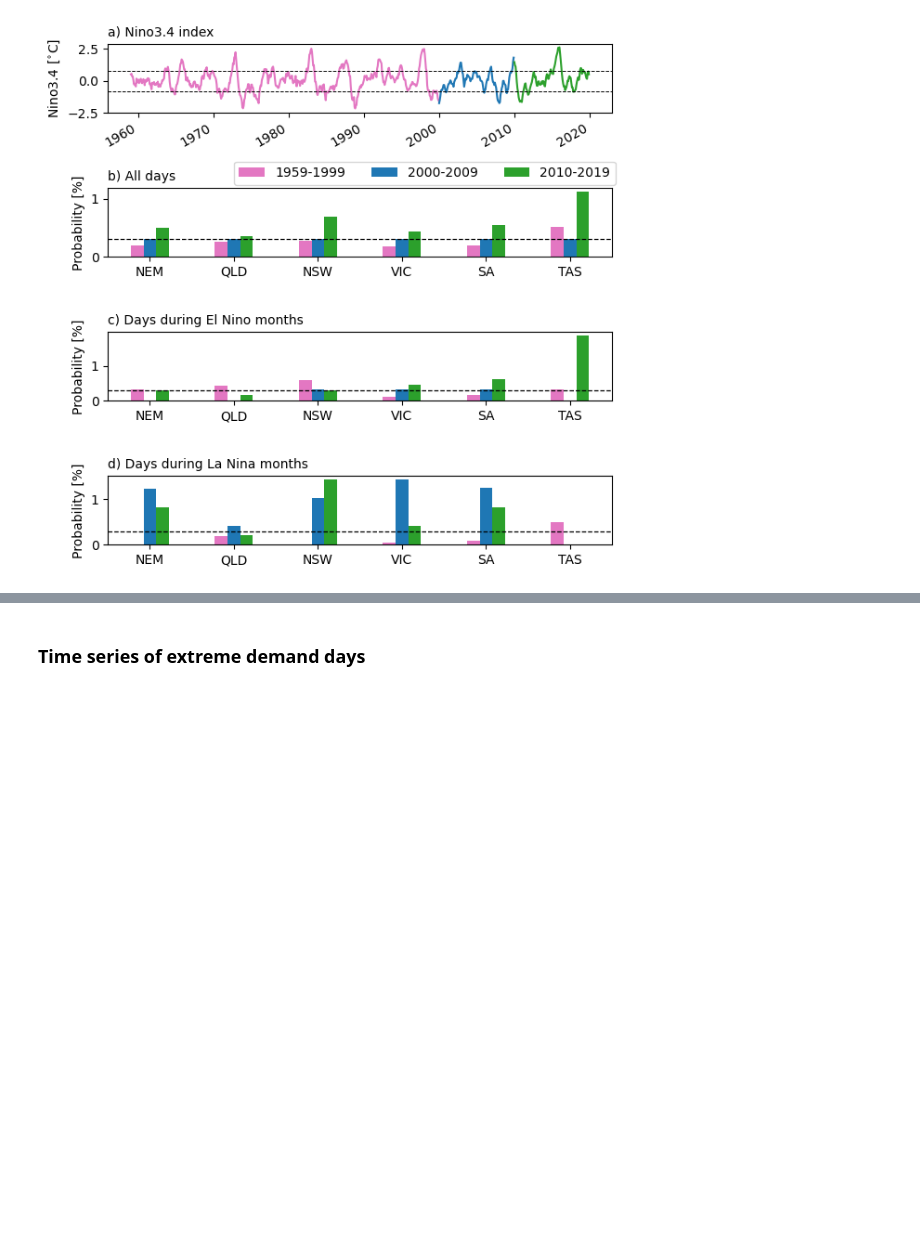
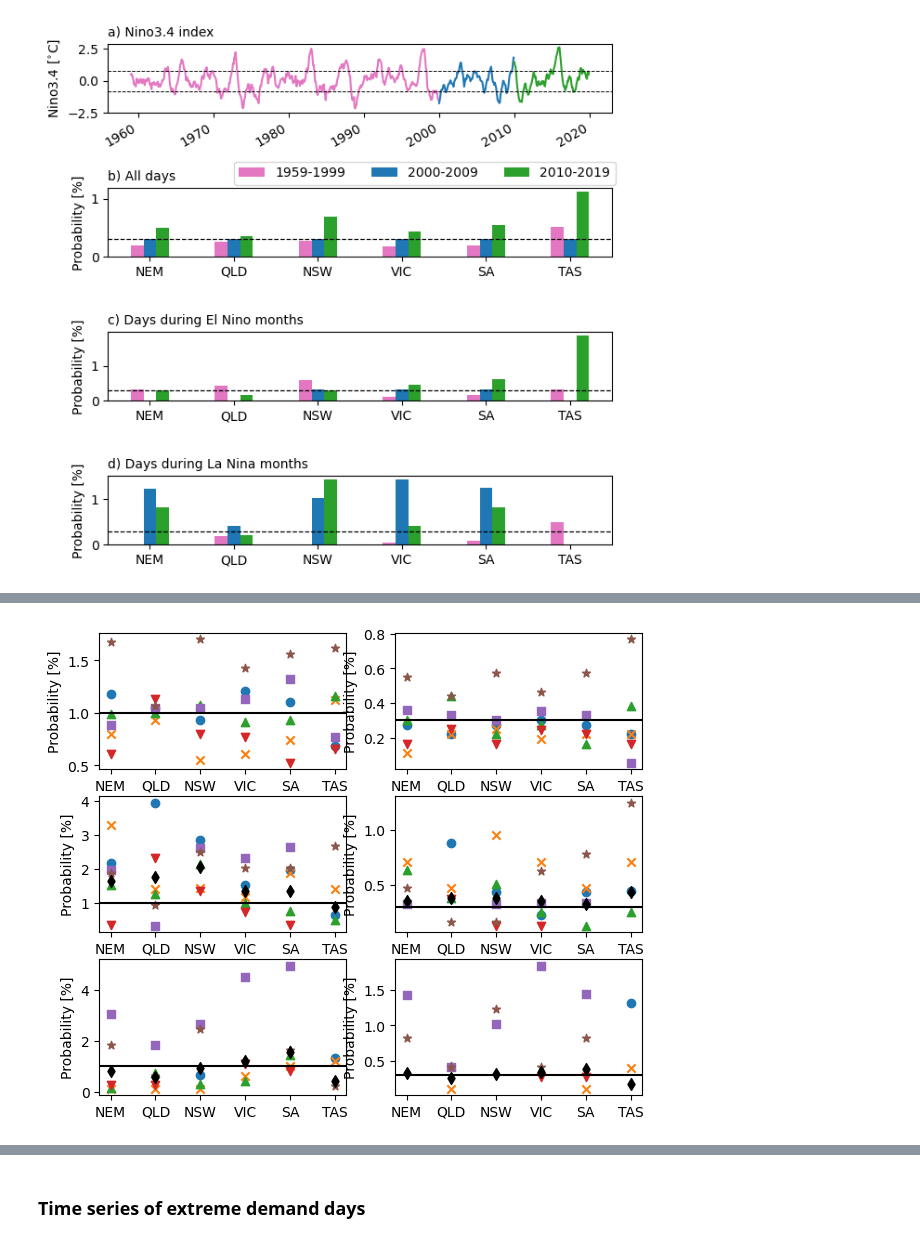
Before and after one commit to dougrichardson/demand_model, a Jupyter notebook: 17_analyse_detrended_NEM_ERA5.ipynb, the cells around one changed output, grey strips where cells are left out. Drawn from its saved outputs; the diff is of its cells as text; code cells hidden in the pictures; blank space fills up the shorter version.

Commit message:
Diff in prob scatter plots

```diff
--- a/17_analyse_detrended_NEM_ERA5.ipynb
+++ b/17_analyse_detrended_NEM_ERA5.ipynb
@@ -827,0 +767,8 @@ plt.subplots_adjust(hspace=1.1)
+# %%
+probs_p99_LN = prob_decadal_var(q=0.99, enso_type="LN")
+# %%
+probs_p99_7 = prob_decadal_var()
+# %%
+probs_p99_7_EN = prob_decadal_var(enso_type="EN")
+# %%
+probs_p99_7_LN = prob_decadal_var(enso_type="LN")
@@ -827,0 +830,16 @@ plt.subplots_adjust(hspace=1.1)
+# %%
+fig, ax = plt.subplots(3, 2, figsize=(7,6))
+
+# All days
+plot_decadal(ax[0,0], probs_p99, ref_prob=1)
+plot_decadal(ax[0,1], probs_p99_7, ref_prob=0.3)
+
+# El Nino
+plot_decadal(ax[1,0], probs_p99_EN, plot_enso_ref_prob=True, ref_prob=1)
+plot_decadal(ax[1,1], probs_p99_7_EN, plot_enso_ref_prob=True, ref_prob=0.3)
+
+# La Nina
+plot_decadal(ax[2,0], probs_p99_LN, plot_enso_ref_prob=True, ref_prob=1)
+plot_decadal(ax[2,1], probs_p99_7_LN, plot_enso_ref_prob=True, ref_prob=0.3)
+# %% [output]
+[figure, added]
```
Also changed, not shown: parts of 37 cells of this notebook.
